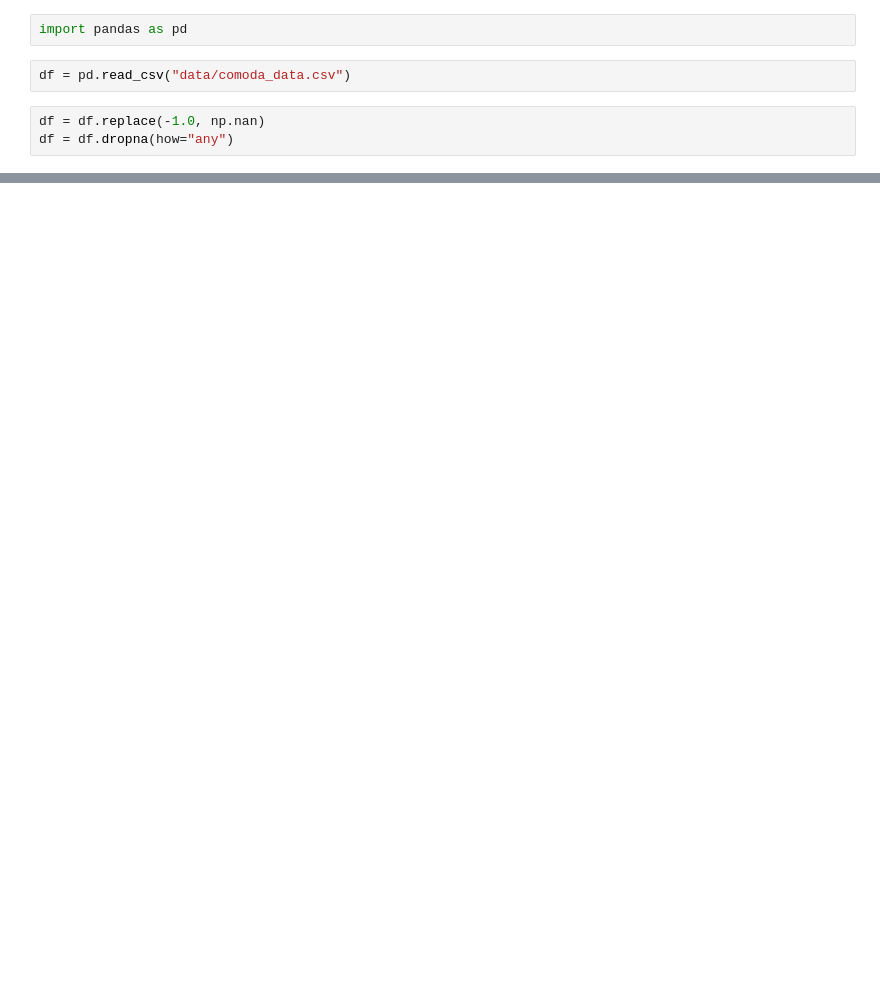
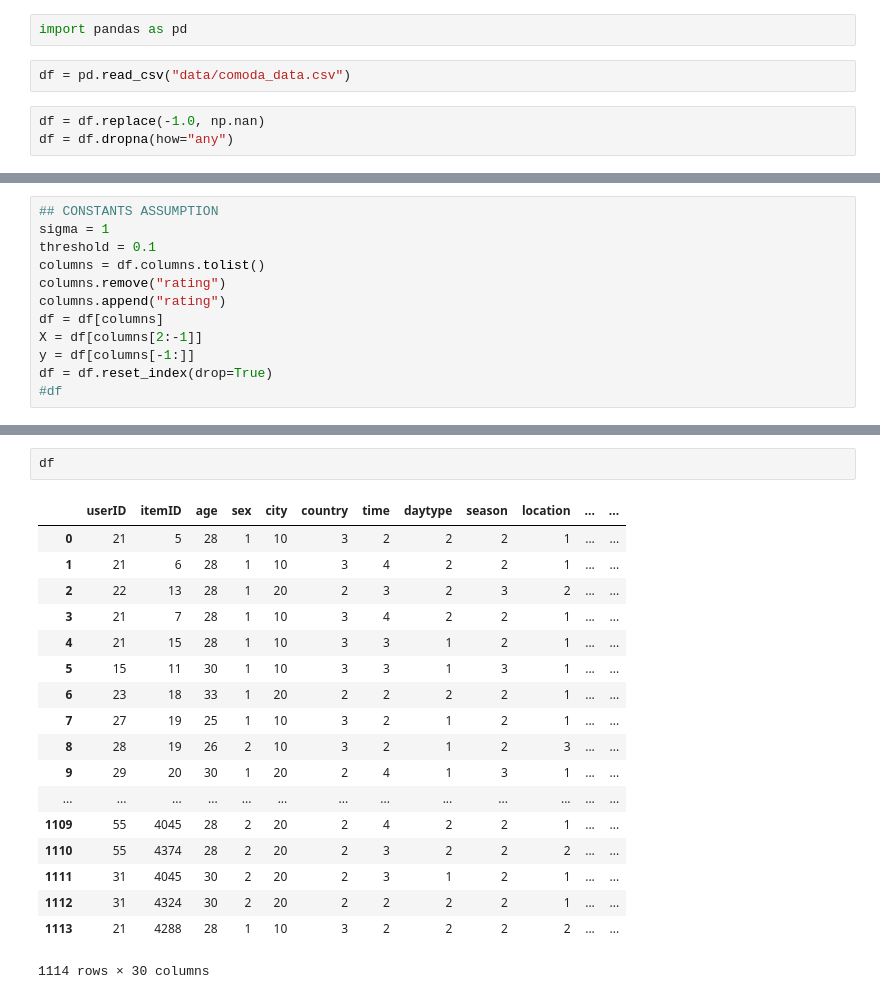
Before and after one commit to iamnewneo/Context-Aware-Recommender-System, a Jupyter notebook: DCW.ipynb, the cells around one changed output, grey strips where cells are left out. Saved outputs shown, nothing was run; the diff lists cells and outputs as text; blank space fills up the shorter version.

```diff
--- a/DCW.ipynb
+++ b/DCW.ipynb
@@ -21,0 +17,12 @@ class neighbors(object):
+# %%
+## CONSTANTS ASSUMPTION
+sigma = 1
+threshold = 0.1
+columns = df.columns.tolist()
+columns.remove("rating")
+columns.append("rating")
+df = df[columns]
+X = df[columns[2:-1]]
+y = df[columns[-1:]]
+df = df.reset_index(drop=True)
+#df
@@ -59,0 +188,21 @@ def predict_rating(user,item):
+# %%
+df
+# %% [output]
+|  | userID | itemID | age | sex | city | country | time | daytype | season | location | ... | ... |
+| 0 | 21 | 5 | 28 | 1 | 10 | 3 | 2 | 2 | 2 | 1 | ... | ... |
+| 1 | 21 | 6 | 28 | 1 | 10 | 3 | 4 | 2 | 2 | 1 | ... | ... |
+| 2 | 22 | 13 | 28 | 1 | 20 | 2 | 3 | 2 | 3 | 2 | ... | ... |
+| 3 | 21 | 7 | 28 | 1 | 10 | 3 | 4 | 2 | 2 | 1 | ... | ... |
+| 4 | 21 | 15 | 28 | 1 | 10 | 3 | 3 | 1 | 2 | 1 | ... | ... |
+| 5 | 15 | 11 | 30 | 1 | 10 | 3 | 3 | 1 | 3 | 1 | ... | ... |
+| 6 | 23 | 18 | 33 | 1 | 20 | 2 | 2 | 2 | 2 | 1 | ... | ... |
+| 7 | 27 | 19 | 25 | 1 | 10 | 3 | 2 | 1 | 2 | 1 | ... | ... |
+| 8 | 28 | 19 | 26 | 2 | 10 | 3 | 2 | 1 | 2 | 3 | ... | ... |
+| 9 | 29 | 20 | 30 | 1 | 20 | 2 | 4 | 1 | 3 | 1 | ... | ... |
+| ... | ... | ... | ... | ... | ... | ... | ... | ... | ... | ... | ... | ... |
+| 1109 | 55 | 4045 | 28 | 2 | 20 | 2 | 4 | 2 | 2 | 1 | ... | ... |
+| 1110 | 55 | 4374 | 28 | 2 | 20 | 2 | 3 | 2 | 2 | 2 | ... | ... |
+| 1111 | 31 | 4045 | 30 | 2 | 20 | 2 | 3 | 1 | 2 | 1 | ... | ... |
+| 1112 | 31 | 4324 | 30 | 2 | 20 | 2 | 2 | 2 | 2 | 1 | ... | ... |
+| 1113 | 21 | 4288 | 28 | 1 | 10 | 3 | 2 | 2 | 2 | 2 | ... | ... |
+1114 rows × 30 columns
```
Also changed, not shown: parts of 20 cells of this notebook.
